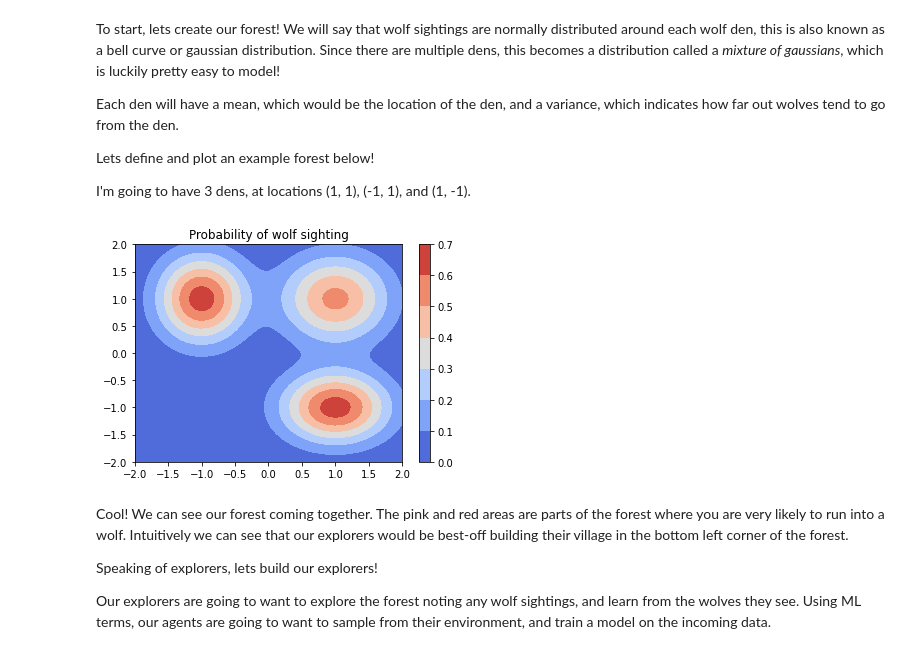
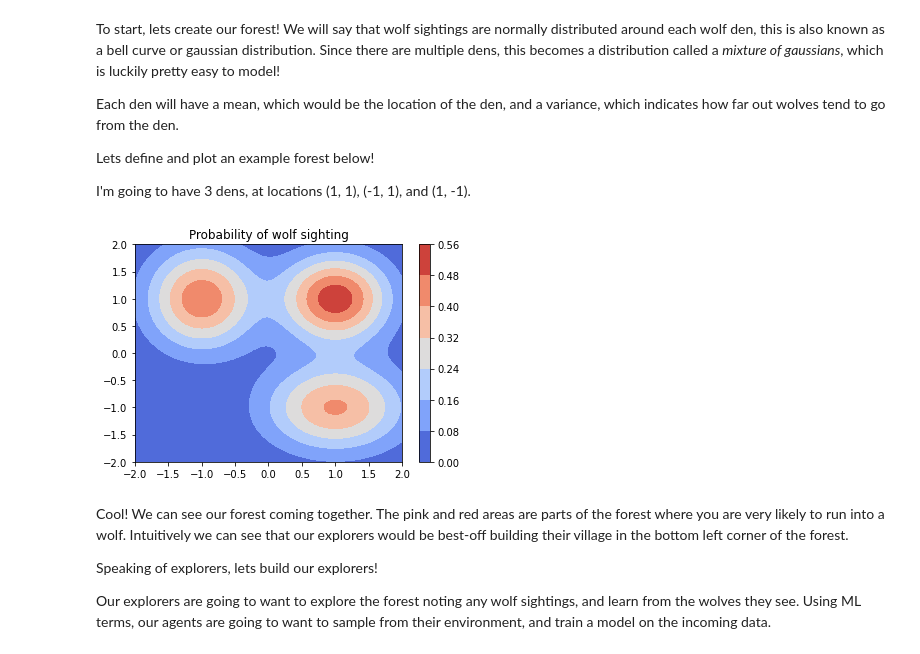
Before and after one commit to Aidankeogh/truth_graph, a Jupyter notebook: sprint_1_wolf_forest.ipynb, the cells around one changed output. Cells and saved outputs as stored; diff of their text form; code cells hidden in the pictures.

```diff
--- a/sprint_1_wolf_forest.ipynb
+++ b/sprint_1_wolf_forest.ipynb
@@ -44,22 +44,22 @@ I'm going to have 3 dens, at locations (1, 1), (-1, 1), and (1, -1).
 # %%
 from models import GMM
 
 wolf_forest = GMM(
     means = [
         [1, 1], # Location of den 1
         [-1, 1], # Location of den 2
         [1, -1], # Location of den 3
     ],
     vars = [ # Controls the "spread" of the dens below
         [0.3, 0.3],
-        [0.2, 0.3],
-        [0.3, 0.2],
+        [0.3, 0.4],
+        [0.5, 0.3],
     ]
 )
 
 wolf_forest.render(title="Probability of wolf sighting")
 # %% [output]
-[figure, old version]
+[figure, new version]
 # %% [markdown]
 Cool! We can see our forest coming together. The pink and red areas are parts of the forest where you are very likely to run into a wolf. Intuitively we can see that our explorers would be best-off building their village in the bottom left corner of the forest.
 
```
Also changed, not shown: parts of 11 cells of this notebook, 4 other files.
